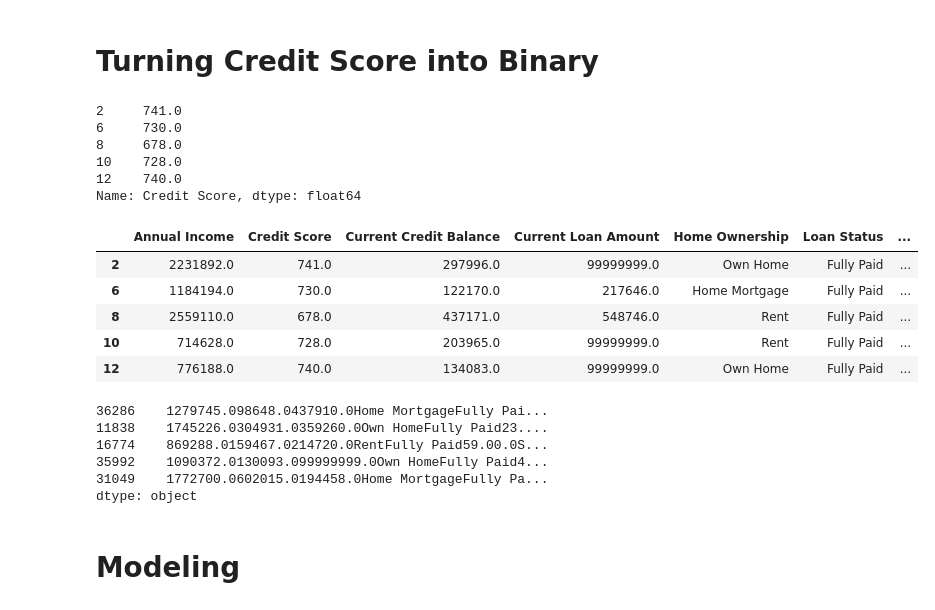
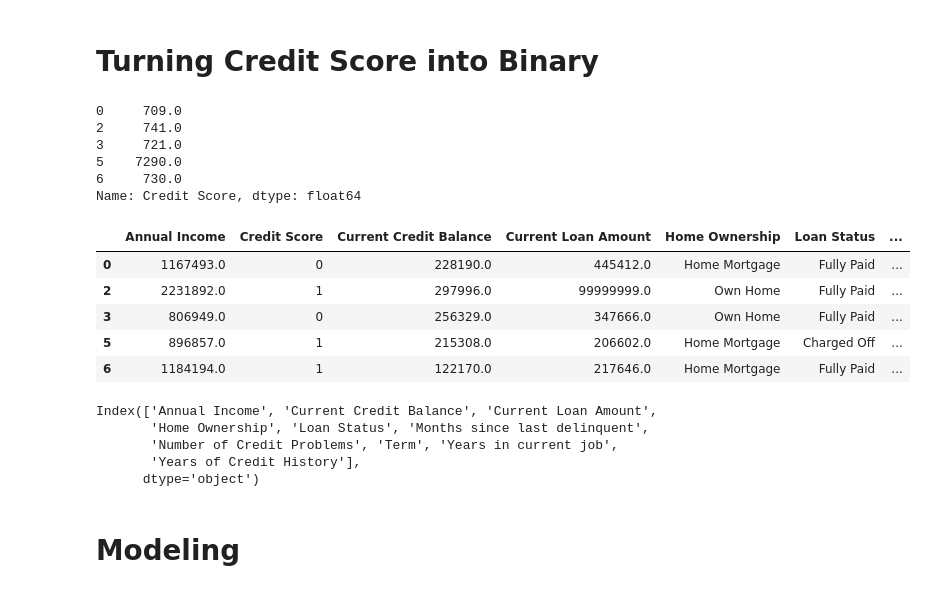
Before and after one commit to devfest2019/Juvo, a Jupyter notebook: binary_model.ipynb, the cells around one changed output. Cells and saved outputs as stored; diff of their text form; code cells hidden in the pictures.

```diff
--- a/binary_model.ipynb
+++ b/binary_model.ipynb
@@ -35,6 +35,6 @@ df.drop(drop_cols, axis=1, inplace=True)
 # %% [markdown]
 ## Preprocessing - Drop NaN
 # %%
-df = df.dropna()
+df = df[pd.notnull(df['Credit Score'])]
 df.isnull().sum()
 # %% [output]
@@ -55,41 +55,39 @@ dtype: int64
 # %%
 df['Credit Score'].head()
 # %% [output]
+0     709.0
 2     741.0
+3     721.0
+5    7290.0
 6     730.0
-8     678.0
-10    728.0
-12    740.0
 Name: Credit Score, dtype: float64
 # %%
 ACCEPT = 1
 DENY = 0
 CUTOFF = df['Credit Score'].median()
 
 
 # Adding a column for y
-df['Accept'] = df['Credit Score'] > CUTOFF
+df['Credit Score'] = df['Credit Score'].apply(lambda x: 1 if x > CUTOFF else 0)
 df.head()
 # %% [output]
 |  | Annual Income | Credit Score | Current Credit Balance | Current Loan Amount | Home Ownership | Loan Status | ... |
-| 2 | 2231892.0 | 741.0 | 297996.0 | 99999999.0 | Own Home | Fully Paid | ... |
-| 6 | 1184194.0 | 730.0 | 122170.0 | 217646.0 | Home Mortgage | Fully Paid | ... |
-| 8 | 2559110.0 | 678.0 | 437171.0 | 548746.0 | Rent | Fully Paid | ... |
-| 10 | 714628.0 | 728.0 | 203965.0 | 99999999.0 | Rent | Fully Paid | ... |
-| 12 | 776188.0 | 740.0 | 134083.0 | 99999999.0 | Own Home | Fully Paid | ... |
+| 0 | 1167493.0 | 0 | 228190.0 | 445412.0 | Home Mortgage | Fully Paid | ... |
+| 2 | 2231892.0 | 1 | 297996.0 | 99999999.0 | Own Home | Fully Paid | ... |
+| 3 | 806949.0 | 0 | 256329.0 | 347666.0 | Own Home | Fully Paid | ... |
+| 5 | 896857.0 | 1 | 215308.0 | 206602.0 | Home Mortgage | Charged Off | ... |
+| 6 | 1184194.0 | 1 | 122170.0 | 217646.0 | Home Mortgage | Fully Paid | ... |
 # %%
-y, X = df['Accept'], df.drop(['Accept', 'Credit Score'], axis=1)
+y, X = df['Credit Score'], df.drop(['Credit Score'], axis=1)
+X.columns
+# %% [output]
+Index(['Annual Income', 'Current Credit Balance', 'Current Loan Amount',
+       'Home Ownership', 'Loan Status', 'Months since last delinquent',
+       'Number of Credit Problems', 'Term', 'Years in current job',
+       'Years of Credit History'],
+      dtype='object')
 # %%
 y = pd.Series(y.loc[:].fillna('').values.astype('str').tolist()).str.join('')
 X = pd.Series(X.loc[:].fillna('').values.astype('str').tolist()).str.join('')
 # %%
 X_train, X_test, y_train, y_test = train_test_split(X, y, test_size=0.2)
-# %%
-X_train.head()
-# %% [output]
-36286    1279745.098648.0437910.0Home MortgageFully Pai...
-11838    1745226.0304931.0359260.0Own HomeFully Paid23....
-16774    869288.0159467.0214720.0RentFully Paid59.00.0S...
-35992    1090372.0130093.099999999.0Own HomeFully Paid4...
-31049    1772700.0602015.0194458.0Home MortgageFully Pa...
-dtype: object
```
Also changed, not shown: parts of 8 cells of this notebook.
